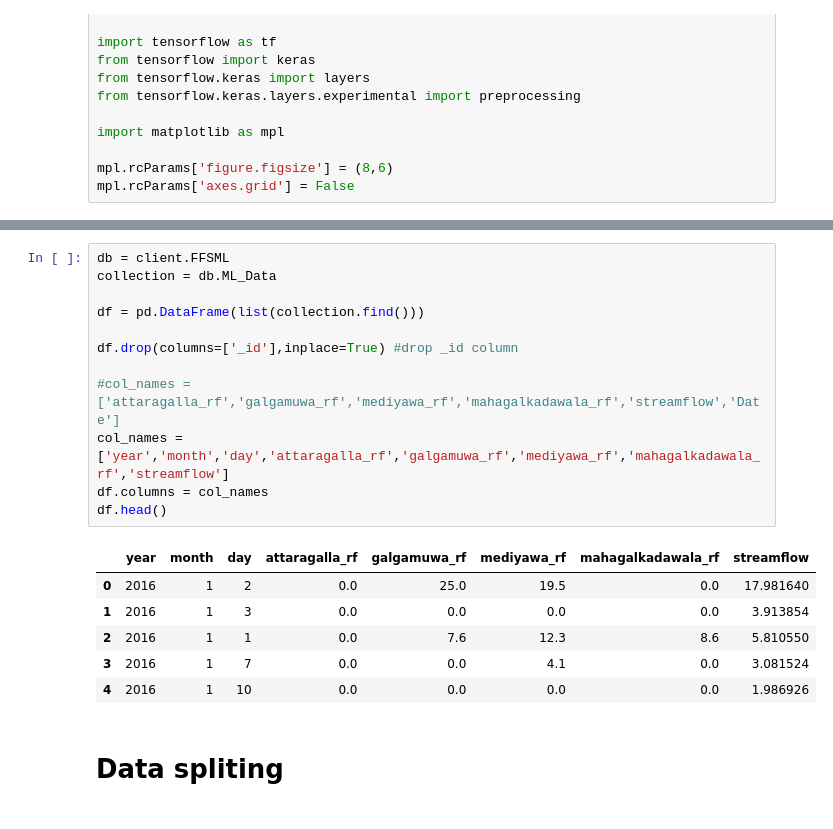
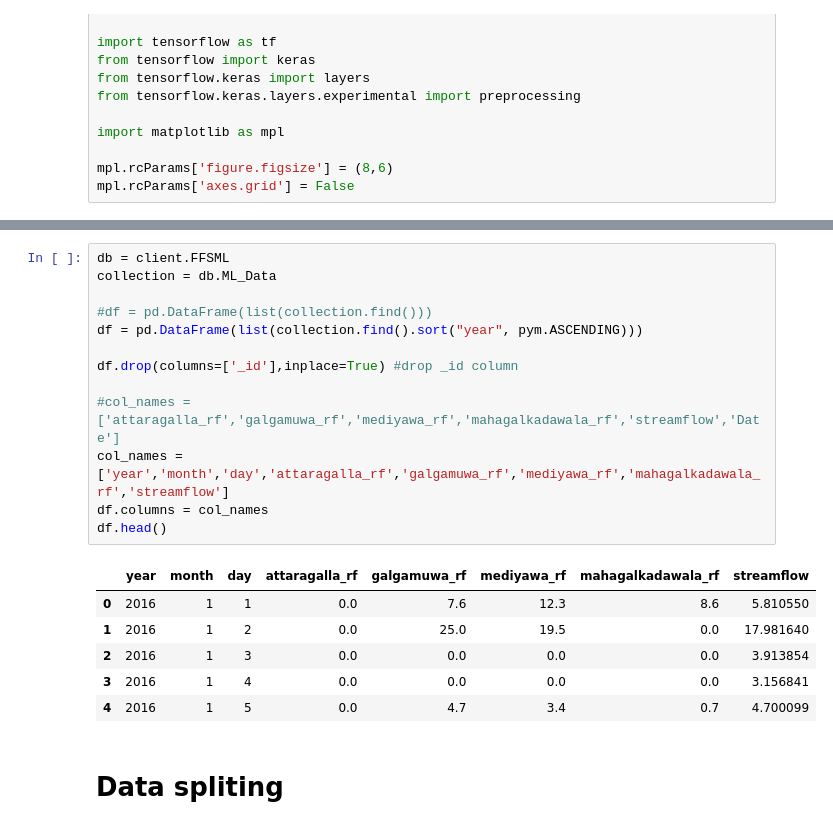
Before and after one commit to cepdnaclk/e18-6sp-Realtime-Flood-Forecast-System, a Jupyter notebook: code/ML/LSTM.ipynb, the cells around one changed output, grey strips where cells are left out. Cells and saved outputs as stored; diff of their text form.

```diff
--- a/code/ML/LSTM.ipynb
+++ b/code/ML/LSTM.ipynb
@@ -41,22 +44,23 @@ Database(MongoClient(host=['ac-wv1bysg-shard-00-01.rrsscwc.mongodb.net:27017', '
 # %%
 db = client.FFSML
 collection = db.ML_Data
 
-df = pd.DataFrame(list(collection.find()))
+#df = pd.DataFrame(list(collection.find()))
+df = pd.DataFrame(list(collection.find().sort("year", pym.ASCENDING)))
 
 df.drop(columns=['_id'],inplace=True) #drop _id column
 
 #col_names = ['attaragalla_rf','galgamuwa_rf','mediyawa_rf','mahagalkadawala_rf','streamflow','Date']
 col_names = ['year','month','day','attaragalla_rf','galgamuwa_rf','mediyawa_rf','mahagalkadawala_rf','streamflow']
 df.columns = col_names
 df.head()
 # %% [output]
 |  | year | month | day | attaragalla_rf | galgamuwa_rf | mediyawa_rf | mahagalkadawala_rf | streamflow |
-| 0 | 2016 | 1 | 2 | 0.0 | 25.0 | 19.5 | 0.0 | 17.981640 |
-| 1 | 2016 | 1 | 3 | 0.0 | 0.0 | 0.0 | 0.0 | 3.913854 |
-| 2 | 2016 | 1 | 1 | 0.0 | 7.6 | 12.3 | 8.6 | 5.810550 |
-| 3 | 2016 | 1 | 7 | 0.0 | 0.0 | 4.1 | 0.0 | 3.081524 |
-| 4 | 2016 | 1 | 10 | 0.0 | 0.0 | 0.0 | 0.0 | 1.986926 |
+| 0 | 2016 | 1 | 1 | 0.0 | 7.6 | 12.3 | 8.6 | 5.810550 |
+| 1 | 2016 | 1 | 2 | 0.0 | 25.0 | 19.5 | 0.0 | 17.981640 |
+| 2 | 2016 | 1 | 3 | 0.0 | 0.0 | 0.0 | 0.0 | 3.913854 |
+| 3 | 2016 | 1 | 4 | 0.0 | 0.0 | 0.0 | 0.0 | 3.156841 |
+| 4 | 2016 | 1 | 5 | 0.0 | 4.7 | 3.4 | 0.7 | 4.700099 |
 # %% [markdown]
 # Data spliting
 # %%
```
Also changed, not shown: parts of 6 cells of this notebook.
